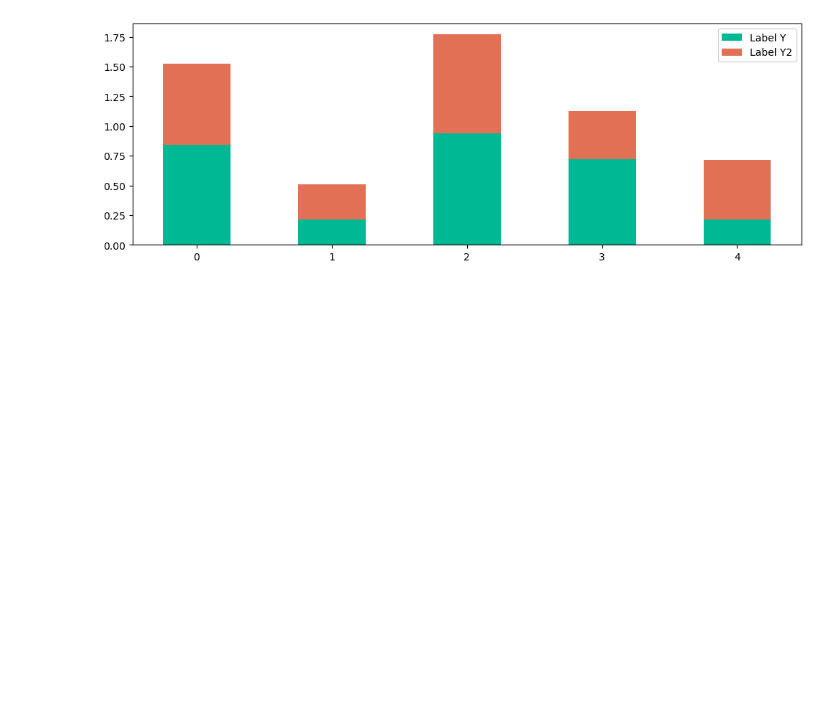
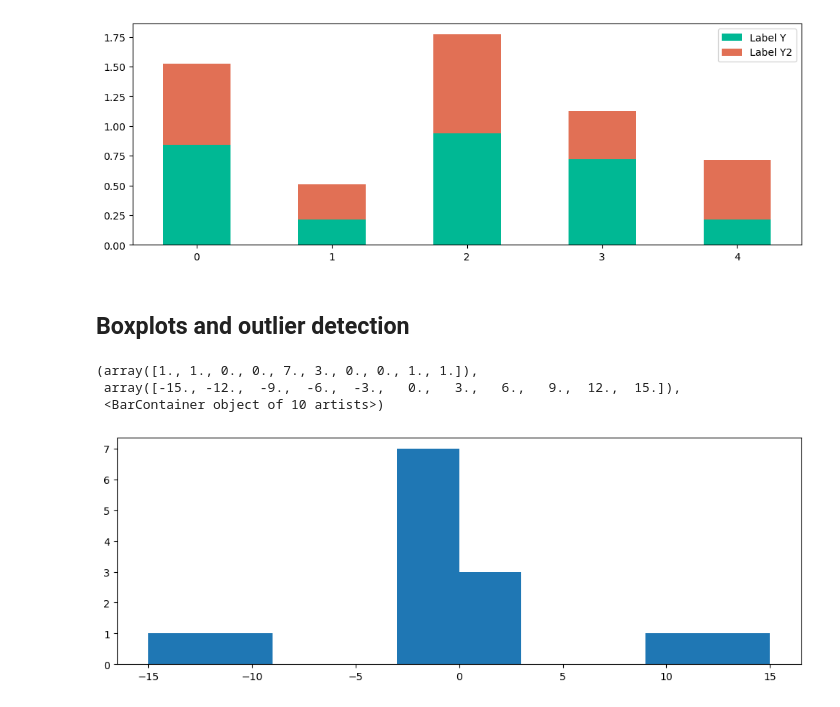
Before and after one commit to muhammadhananbaloch/Data-Analysis, a Jupyter notebook: data-cleaning-practice/Visualizations.ipynb, the cells around one changed output. Cells and saved outputs as stored; diff of their text form; code cells hidden in the pictures; blank space fills up the shorter version.

Commit message:
Boxplots and outlier detection.

```diff
--- a/data-cleaning-practice/Visualizations.ipynb
+++ b/data-cleaning-practice/Visualizations.ipynb
@@ -274,3 +274,16 @@ plt.legend()
 plt.show()
 # %% [output]
 [figure]
+# %% [markdown]
+## Boxplots and outlier detection
+# %%
+values = np.concatenate([np.random.randn(10), np.array([10, 15, -10, -15])])
+# %%
+plt.figure(figsize=(12, 4))
+
+plt.hist(values)
+# %% [output]
+(array([1., 1., 0., 0., 7., 3., 0., 0., 1., 1.]),
+ array([-15., -12.,  -9.,  -6.,  -3.,   0.,   3.,   6.,   9.,  12.,  15.]),
+ <BarContainer object of 10 artists>)
+[figure, added]
```
Also changed, not shown: parts of 1 cell of this notebook.
